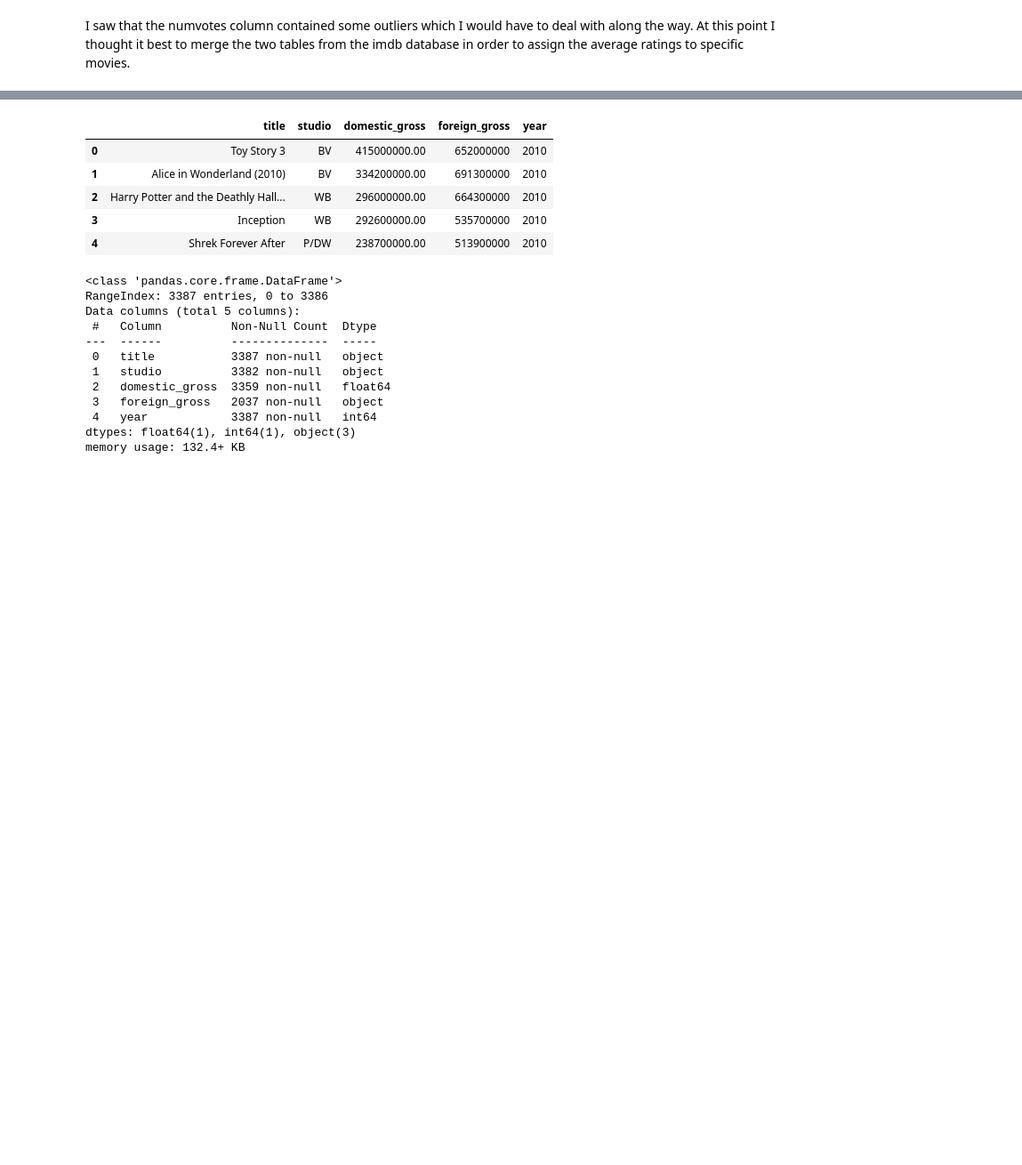
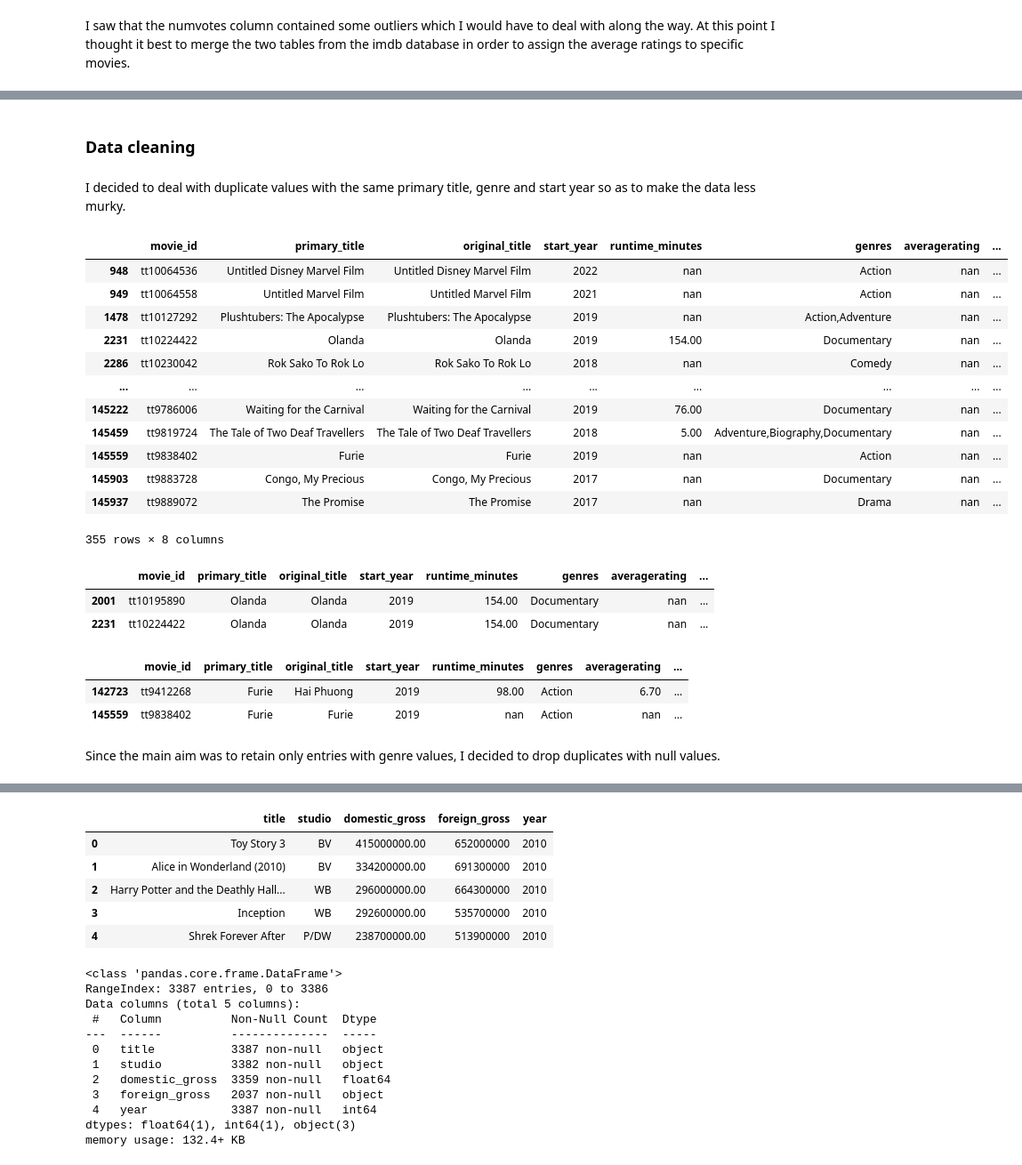
Before and after one commit to Eva-Claire/Microsoft_Movie_Analysis_Phase_1_Project, a Jupyter notebook: Microsoft_Movie_Analysis_Phase_1_Project.ipynb, the cells around one changed output, grey strips where cells are left out. Shown at 89% size. Saved outputs shown, nothing was run; the diff lists cells and outputs as text; code cells hidden in the pictures; blank space fills up the shorter version.

Commit message:
Initial data cleanup

```diff
--- a/Microsoft_Movie_Analysis_Phase_1_Project.ipynb
+++ b/Microsoft_Movie_Analysis_Phase_1_Project.ipynb
@@ -251,0 +230,37 @@ Name: start_year, dtype: int64
+# %% [markdown]
+### Data cleaning
+# %% [markdown]
+I decided to deal with duplicate values with the same primary title, genre and start year so as to make the data less murky.
+# %%
+# looking for duplicate values in relation to the primary title, start year and genres
+imdb_merged_df.loc[imdb_merged_df.duplicated(subset = ['primary_title', 'start_year', 'genres'])]
+# %% [output]
+|  | movie_id | primary_title | original_title | start_year | runtime_minutes | genres | averagerating | ... |
+| 948 | tt10064536 | Untitled Disney Marvel Film | Untitled Disney Marvel Film | 2022 | nan | Action | nan | ... |
+| 949 | tt10064558 | Untitled Marvel Film | Untitled Marvel Film | 2021 | nan | Action | nan | ... |
+| 1478 | tt10127292 | Plushtubers: The Apocalypse | Plushtubers: The Apocalypse | 2019 | nan | Action,Adventure | nan | ... |
+| 2231 | tt10224422 | Olanda | Olanda | 2019 | 154.00 | Documentary | nan | ... |
+| 2286 | tt10230042 | Rok Sako To Rok Lo | Rok Sako To Rok Lo | 2018 | nan | Comedy | nan | ... |
+| ... | ... | ... | ... | ... | ... | ... | ... | ... |
+| 145222 | tt9786006 | Waiting for the Carnival | Waiting for the Carnival | 2019 | 76.00 | Documentary | nan | ... |
+| 145459 | tt9819724 | The Tale of Two Deaf Travellers | The Tale of Two Deaf Travellers | 2018 | 5.00 | Adventure,Biography,Documentary | nan | ... |
+| 145559 | tt9838402 | Furie | Furie | 2019 | nan | Action | nan | ... |
+| 145903 | tt9883728 | Congo, My Precious | Congo, My Precious | 2017 | nan | Documentary | nan | ... |
+| 145937 | tt9889072 | The Promise | The Promise | 2017 | nan | Drama | nan | ... |
+355 rows × 8 columns
+# %%
+# confirming duplicates have same start year, primary titles and genres
+imdb_merged_df.loc[imdb_merged_df['primary_title'] == 'Olanda']
+# %% [output]
+|  | movie_id | primary_title | original_title | start_year | runtime_minutes | genres | averagerating | ... |
+| 2001 | tt10195890 | Olanda | Olanda | 2019 | 154.00 | Documentary | nan | ... |
+| 2231 | tt10224422 | Olanda | Olanda | 2019 | 154.00 | Documentary | nan | ... |
+# %%
+# confirming duplicates have same start year, primary titles and genres
+imdb_merged_df.loc[imdb_merged_df['primary_title'] == 'Furie']
+# %% [output]
+|  | movie_id | primary_title | original_title | start_year | runtime_minutes | genres | averagerating | ... |
+| 142723 | tt9412268 | Furie | Hai Phuong | 2019 | 98.00 | Action | 6.70 | ... |
+| 145559 | tt9838402 | Furie | Furie | 2019 | nan | Action | nan | ... |
+# %% [markdown]
+Since the main aim was to retain only entries with genre values, I decided to drop duplicates with null values.
```
Also changed, not shown: parts of 86 cells of this notebook.
